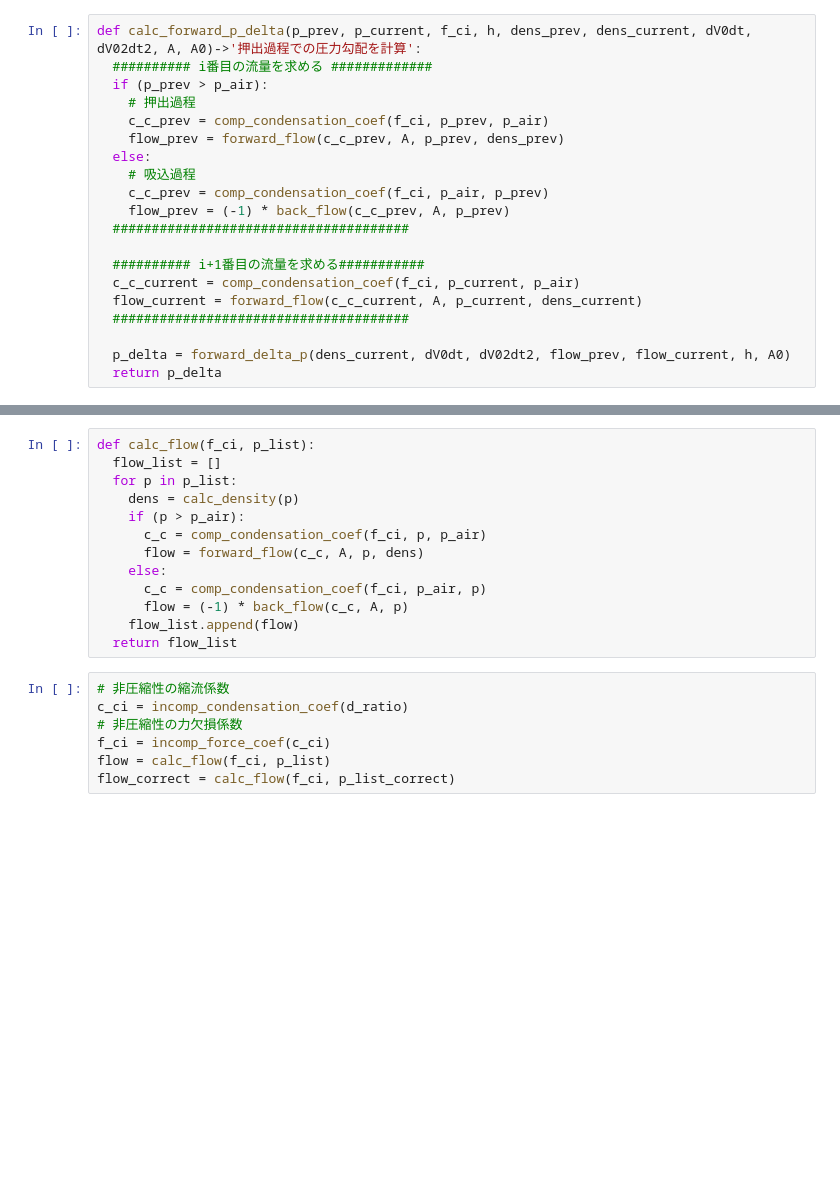
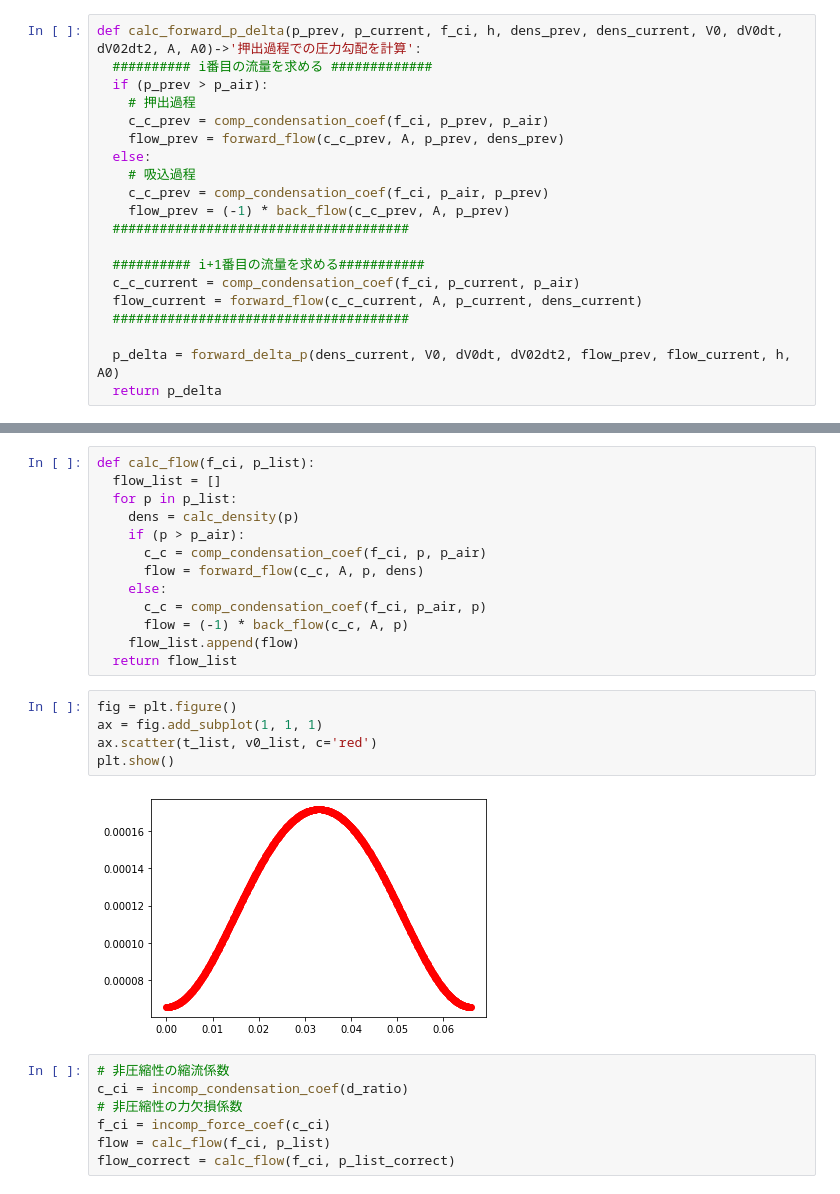
Before and after one commit to okmtz/calc_OWC, a Jupyter notebook: calc_pulsating_pres_with_correction.ipynb, the cells around one changed output, grey strips where cells are left out. Cells and saved outputs as stored; diff of their text form; blank space fills up the shorter version.

```diff
--- a/calc_pulsating_pres_with_correction.ipynb
+++ b/calc_pulsating_pres_with_correction.ipynb
@@ -52,7 +56,7 @@ def comp_condensation_coef(f_ci_c, p_up, p_down)->'圧縮性の縮流係数':
   h_ratio_rev = 1/ h_ratio
   return ((1 / (2 * f_ci_c)) * (p_ratio ** h_ratio_rev) * (1 - (1 - ((2 * f_ci_c * (1 - h_ratio_rev)) * (1 - (1 / p_ratio)) / (1- (p_ratio) ** (h_ratio_rev - 1))))  ** (1/2)))
 # %%
-def calc_forward_p_delta(p_prev, p_current, f_ci, h, dens_prev, dens_current, dV0dt, dV02dt2, A, A0)->'押出過程での圧力勾配を計算':
+def calc_forward_p_delta(p_prev, p_current, f_ci, h, dens_prev, dens_current, V0, dV0dt, dV02dt2, A, A0)->'押出過程での圧力勾配を計算':
   ########## i番目の流量を求める #############
   if (p_prev > p_air):
     # 押出過程
@@ -69,6 +73,6 @@ def calc_forward_p_delta(p_prev, p_current, f_ci, h, dens_prev, dens_current, dV
   flow_current = forward_flow(c_c_current, A, p_current, dens_current)
   ######################################
 
-  p_delta = forward_delta_p(dens_current, dV0dt, dV02dt2, flow_prev, flow_current, h, A0)
+  p_delta = forward_delta_p(dens_current, V0, dV0dt, dV02dt2, flow_prev, flow_current, h, A0)
   return p_delta
 # %%
@@ -194,6 +209,13 @@ def calc_flow(f_ci, p_list):
       flow = (-1) * back_flow(c_c, A, p)
     flow_list.append(flow)
   return flow_list
+# %%
+fig = plt.figure()
+ax = fig.add_subplot(1, 1, 1)
+ax.scatter(t_list, v0_list, c='red')
+plt.show()
+# %% [output]
+[figure, added]
 # %%
 # 非圧縮性の縮流係数
 c_ci = incomp_condensation_coef(d_ratio)
```
Also changed, not shown: parts of 18 cells of this notebook.
